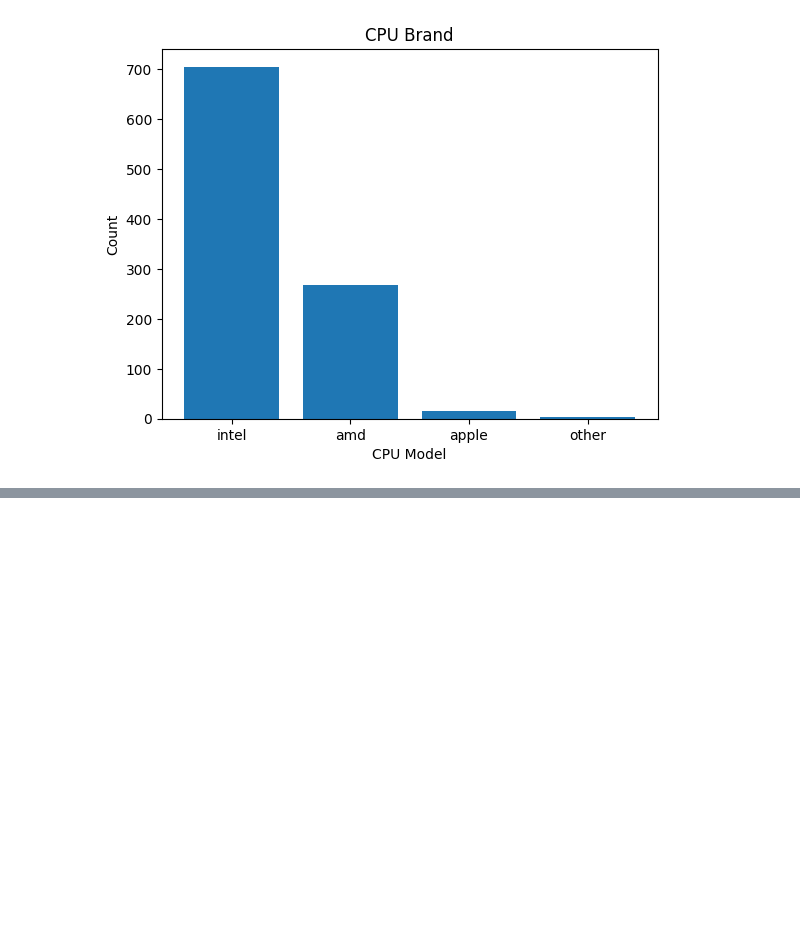
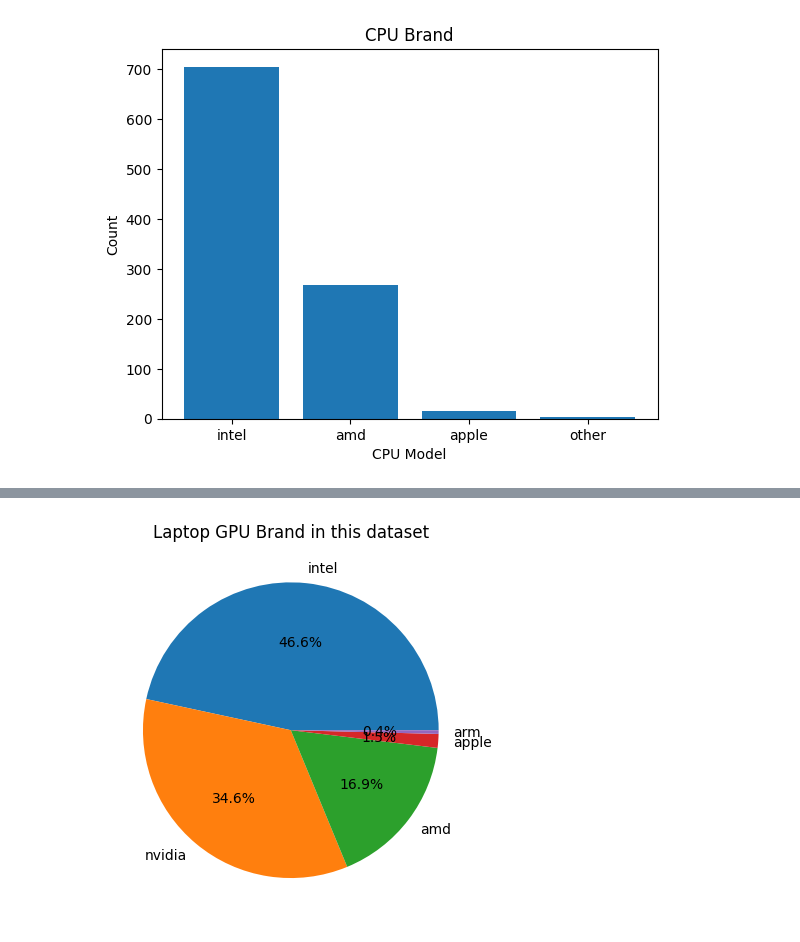
Before and after one commit to Yzamurti1748/pythondataanalysisqueries, a Jupyter notebook: laptop_data_analysis.ipynb, the cells around one changed output, grey strips where cells are left out. Saved outputs shown, nothing was run; the diff lists cells and outputs as text; code cells hidden in the pictures; blank space fills up the shorter version.

```diff
--- a/laptop_data_analysis.ipynb
+++ b/laptop_data_analysis.ipynb
@@ -110,0 +207,13 @@ plt.show()
+# %%
+import numpy as np
+import pandas as pd
+import matplotlib.pyplot as plt
+
+n_laptops_per_os = df['gpu_brand'].value_counts()
+
+# Create a pie chart of the number of laptops for each operating system
+plt.pie(n_laptops_per_os.values, labels=n_laptops_per_os.index, autopct="%1.1f%%")
+plt.title('Laptop GPU Brand in this dataset')
+plt.show()
+# %% [output]
+[figure, added]
```
Also changed, not shown: parts of 10 cells of this notebook.
